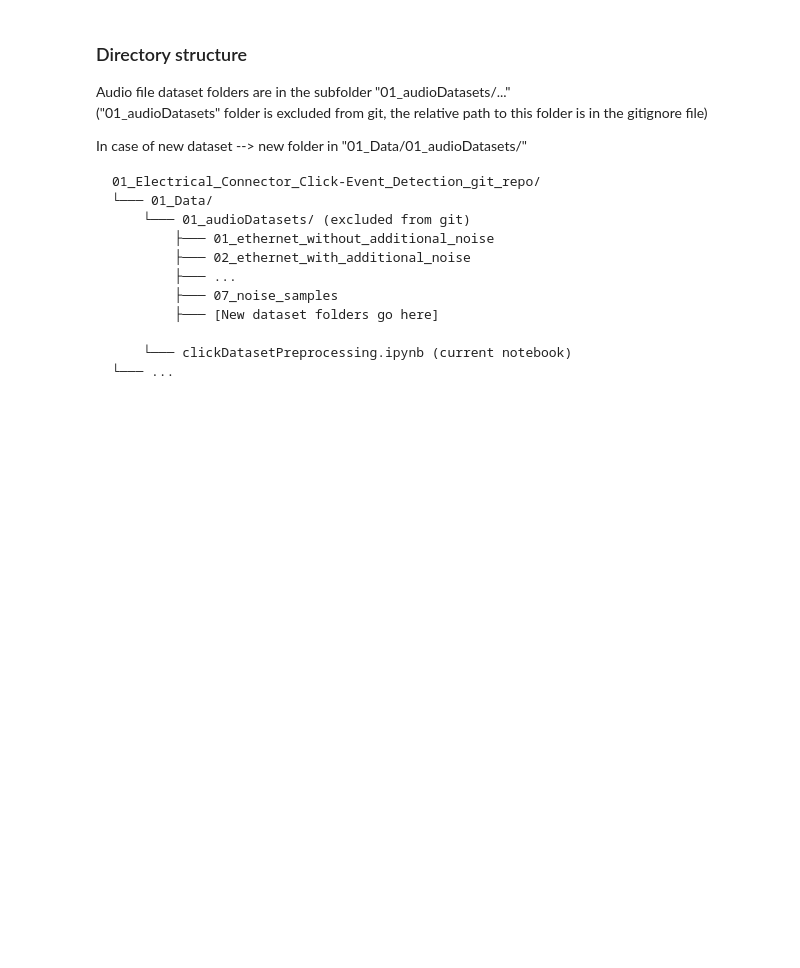
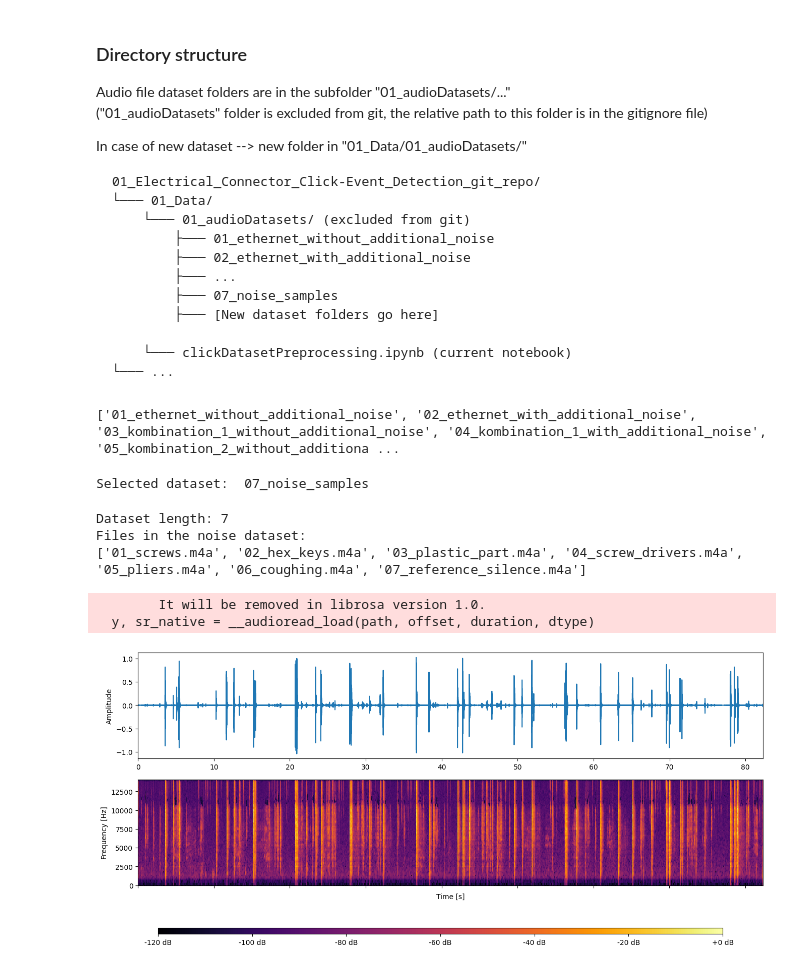
Before and after one commit to matteoseidl/Electrical_Connector_Click-Event_Detection, a Jupyter notebook: 01_Dataset/preproc_noise_dataset.ipynb, the cells around one changed output. Drawn from its saved outputs; the diff is of its cells as text; code cells hidden in the pictures; blank space fills up the shorter version.

Commit message:
spectrogram chunk dataset generation

````diff
--- a/01_Dataset/preproc_noise_dataset.ipynb
+++ b/01_Dataset/preproc_noise_dataset.ipynb
@@ -30,3 +30,43 @@ In case of new dataset --> new folder in "01_Data/01_audioDatasets/"
     └─── clickDatasetPreprocessing.ipynb (current notebook)
 └─── ...
 ```
+# %%
+# list all audio file datasets in folder "01_Data/01_audioDatasets"
+
+cwd = str(Path.cwd()) # current working directory, should be the path to 01_Dataset, in which this notebook is located
+audio_datasets_main_dir_name = "01_audioDatasets"
+audio_datasets_main_dir = os.path.join(cwd, audio_datasets_main_dir_name)
+audio_datasets = []
+
+if os.path.exists(audio_datasets_main_dir):
+    for i in os.listdir(audio_datasets_main_dir):
+        #if folder name does not start with a dot
+        if i[0] != ".":
+            audio_datasets.append(i)
+    audio_datasets = sorted(audio_datasets) # sort the list of audio datasets
+else:
+    print("\"01_audioDatasets\" directory does not exist or is not in the correct location.")
+
+print(audio_datasets)
+# %% [output]
+['01_ethernet_without_additional_noise', '02_ethernet_with_additional_noise', '03_kombination_1_without_additional_noise', '04_kombination_1_with_additional_noise', '05_kombination_2_without_additiona ...
+# %%
+# select noise dataset
+
+dataset_num = 6 # ID of noise audio dataset
+print("Selected dataset: ", audio_datasets[dataset_num])
+# %% [output]
+Selected dataset:  07_noise_samples
+# %%
+# add audio files from selected dataset to a list
+
+audio_dataset_dir = os.path.join(cwd, audio_datasets_main_dir_name) + "/" + audio_datasets[dataset_num]
+audio_files = [f for f in os.listdir(audio_dataset_dir) if f.endswith('.m4a')]
+audio_files_sorted = sorted(audio_files)
+print(f"Dataset length: {len(audio_files_sorted)}")
+print("Files in the noise dataset:")
+print(audio_files_sorted)
+# %% [output]
+Dataset length: 7
+Files in the noise dataset:
+['01_screws.m4a', '02_hex_keys.m4a', '03_plastic_part.m4a', '04_screw_drivers.m4a', '05_pliers.m4a', '06_coughing.m4a', '07_reference_silence.m4a']
@@ -32,0 +150,35 @@ In case of new dataset --> new folder in "01_Data/01_audioDatasets/"
+# %%
+# constant parameters from the notebook "preprocessing_audio_wo_additional_noise.ipynb"
+
+sampling_rate = 32000
+
+chunk_size = 4096 # number of samples in one chunk of audio data
+spectrogram_columns_per_chunk = 8 # number of spectrogram columns in one chunk of audio data
+
+resolution = (chunk_size/sampling_rate)/spectrogram_columns_per_chunk # 0.016 seconds when processing a chunk of 4096 samples at a sampling rate of 32 kHz with 8 spectrogram columns per chunk
+
+hop_length = int(resolution * sampling_rate) # the number of samples between successive frames in the STFT
+n_fft =  next_power_of_2(hop_length) # length of the windowed signal after padding with zeros in the STFT
+n_mels = 128 # number of mel bands (rows in the mel-scaled spectrogram), 128 is a common value
+
+f_min = 20 # minimum frequency in Hz, from the microphone specification
+f_max = 14000 # maximum frequency in Hz, the microphone has a max frequency response of 20 kHz, however, the sampling rate is 32 kHz, so the max frequency can be 16 kHz or lower
+
+dB_ref = 1e3 # reference value for dB conversion
+a_squere_min = 1e-12 # larger than 0 to avoid log(0)
+top_dB_abs = abs(10*np.log10(a_squere_min)) # maximum dB value -> 10*log(a_squere_min) = -120
+# %%
+# plot the wave and mel spectrogram of an audio file from the noise dataset
+
+file_id_num = 0 # selected file ID number
+
+if file_id_num < len(audio_files_sorted):
+    audio_file_path = os.path.join(audio_dataset_dir, audio_files_sorted[file_id_num])
+    signal, time, D_mel, D_mel_dB = get_mel_spectrogram(audio_file_path, sampling_rate, n_fft, hop_length, n_mels, f_min, f_max, a_squere_min, dB_ref)
+    plot_mel_spectrogram(signal, time, D_mel_dB, top_dB_abs, f_min, f_max, n_mels, sampling_rate)
+else:
+    print("File ID out of range")
+# %% [output]
+        It will be removed in librosa version 1.0.
+  y, sr_native = __audioread_load(path, offset, duration, dtype)
+[figure, added]
````
Also changed, not shown: parts of 6 cells of this notebook.
